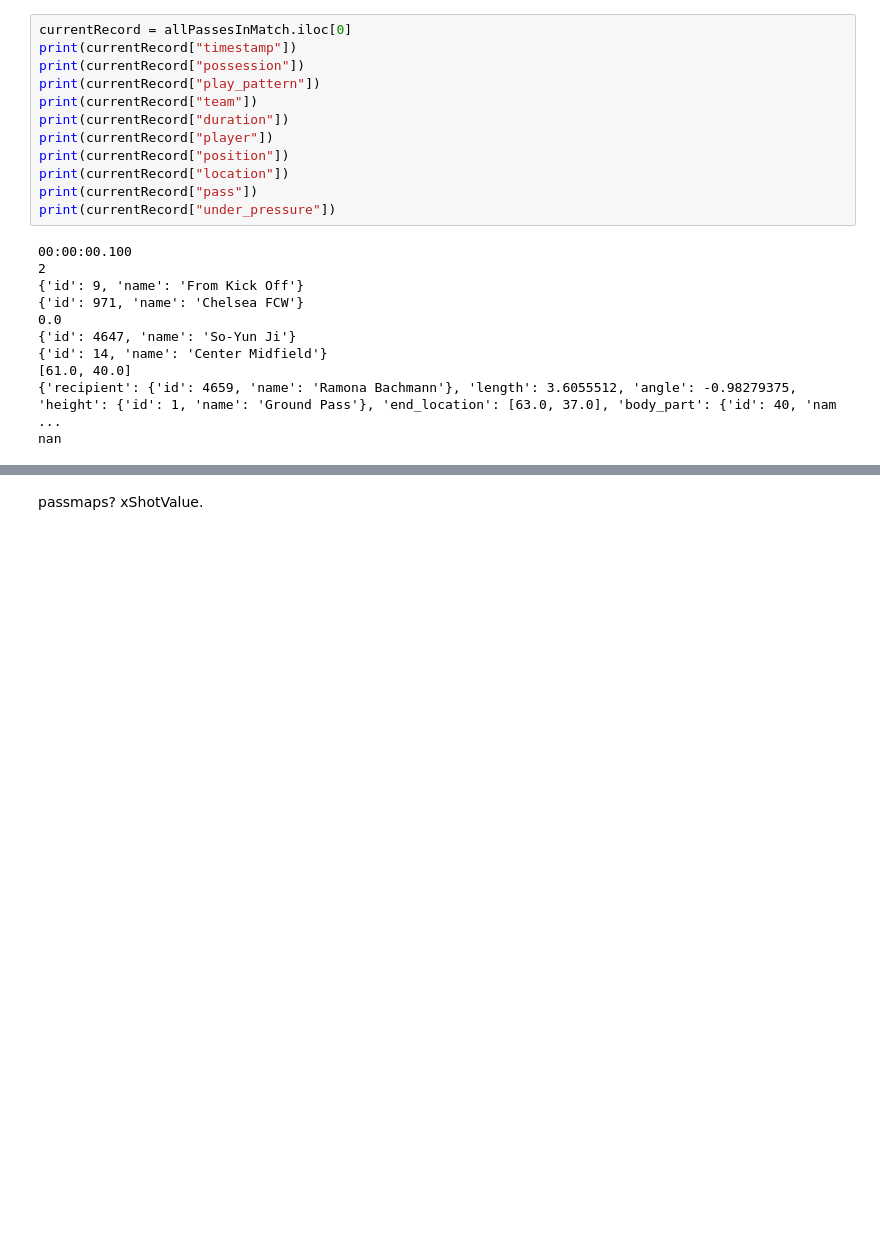
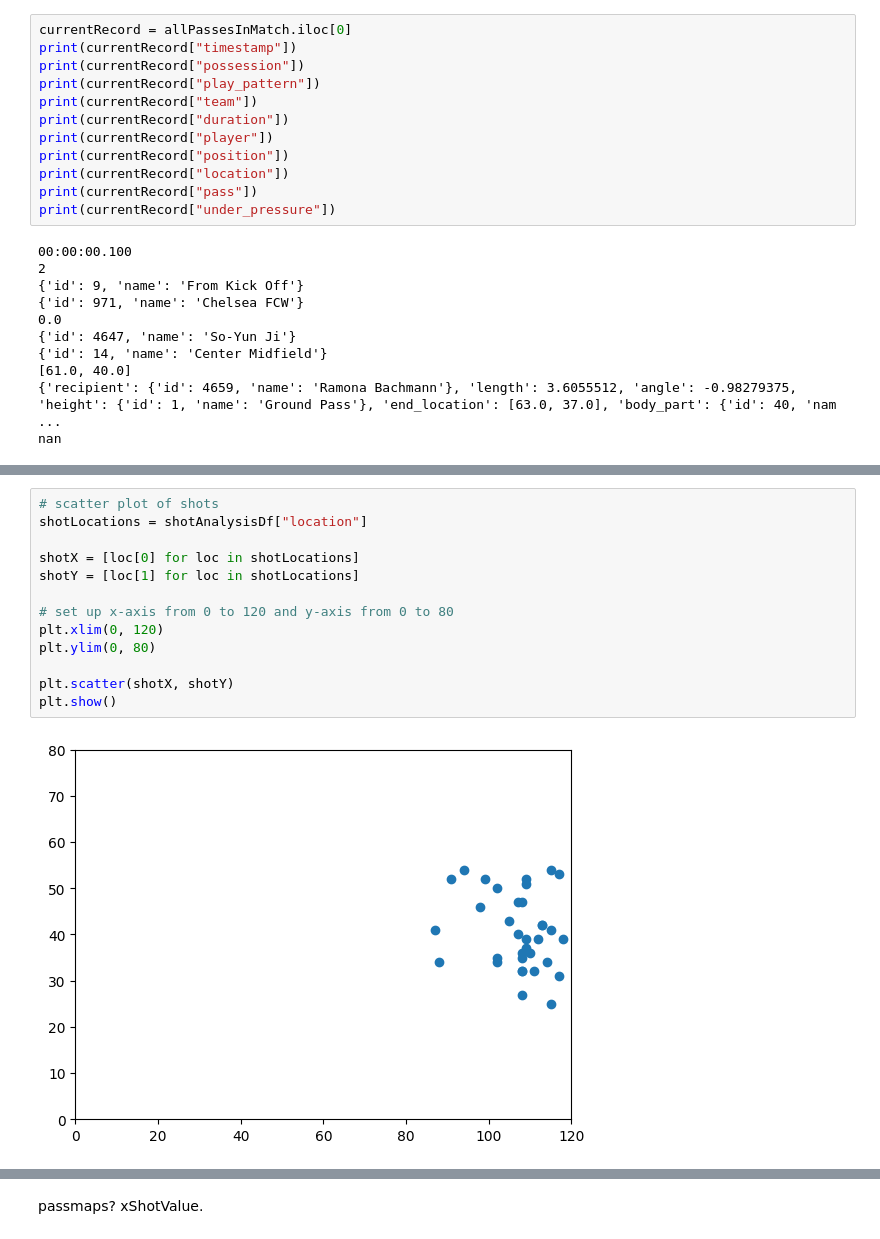
Before and after one commit to kwabenankyi/statsdefuser, a Jupyter notebook: explore_events.ipynb, the cells around one changed output, grey strips where cells are left out. Drawn from its saved outputs; the diff is of its cells as text; blank space fills up the shorter version.

```diff
--- a/explore_events.ipynb
+++ b/explore_events.ipynb
@@ -91,0 +210,15 @@ nan
+# %%
+# scatter plot of shots
+shotLocations = shotAnalysisDf["location"]
+
+shotX = [loc[0] for loc in shotLocations]
+shotY = [loc[1] for loc in shotLocations]
+
+# set up x-axis from 0 to 120 and y-axis from 0 to 80
+plt.xlim(0, 120)
+plt.ylim(0, 80)
+
+plt.scatter(shotX, shotY)
+plt.show()
+# %% [output]
+[figure, added]
```
Also changed, not shown: parts of 12 cells of this notebook, 3 other files.
